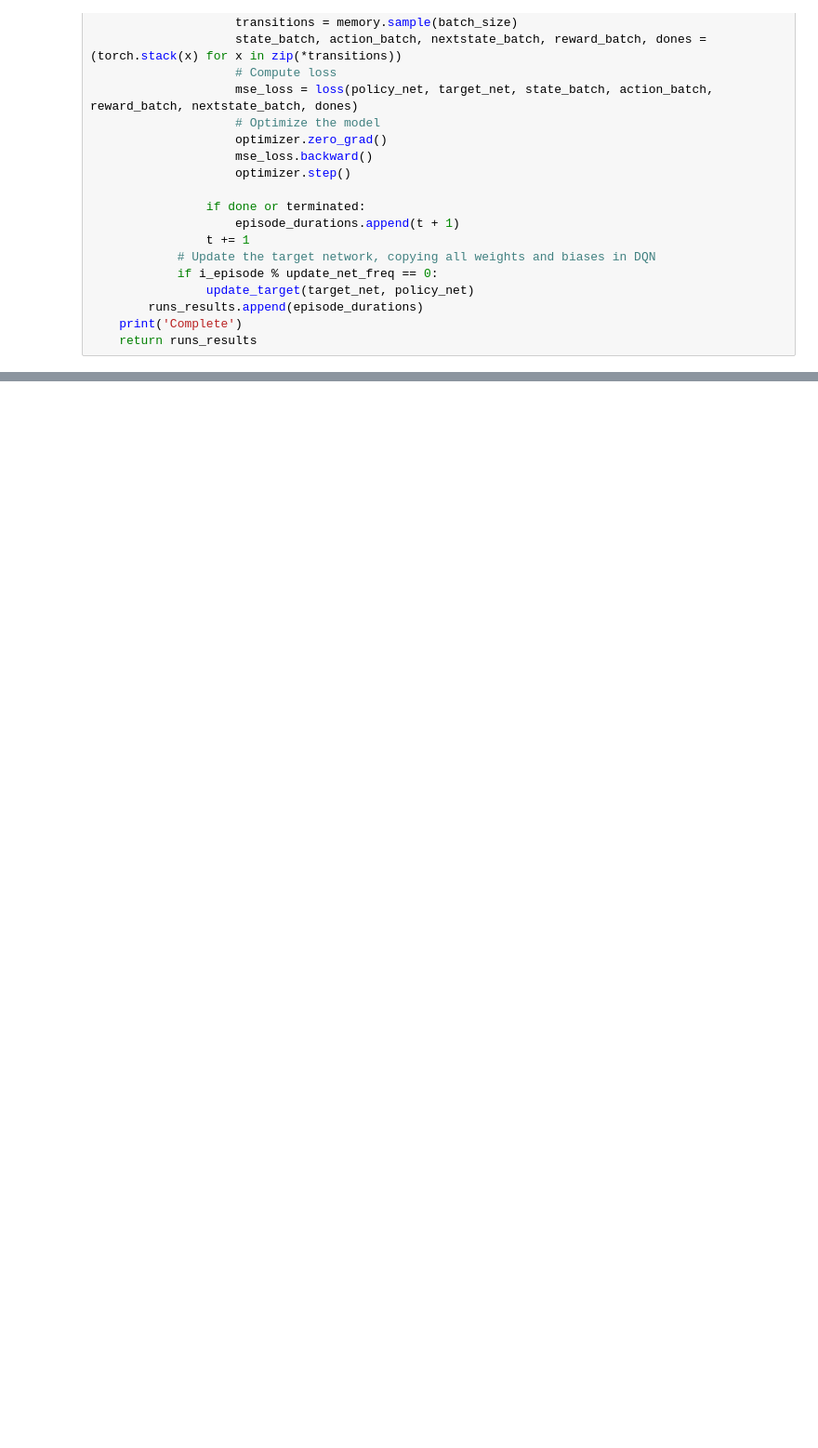
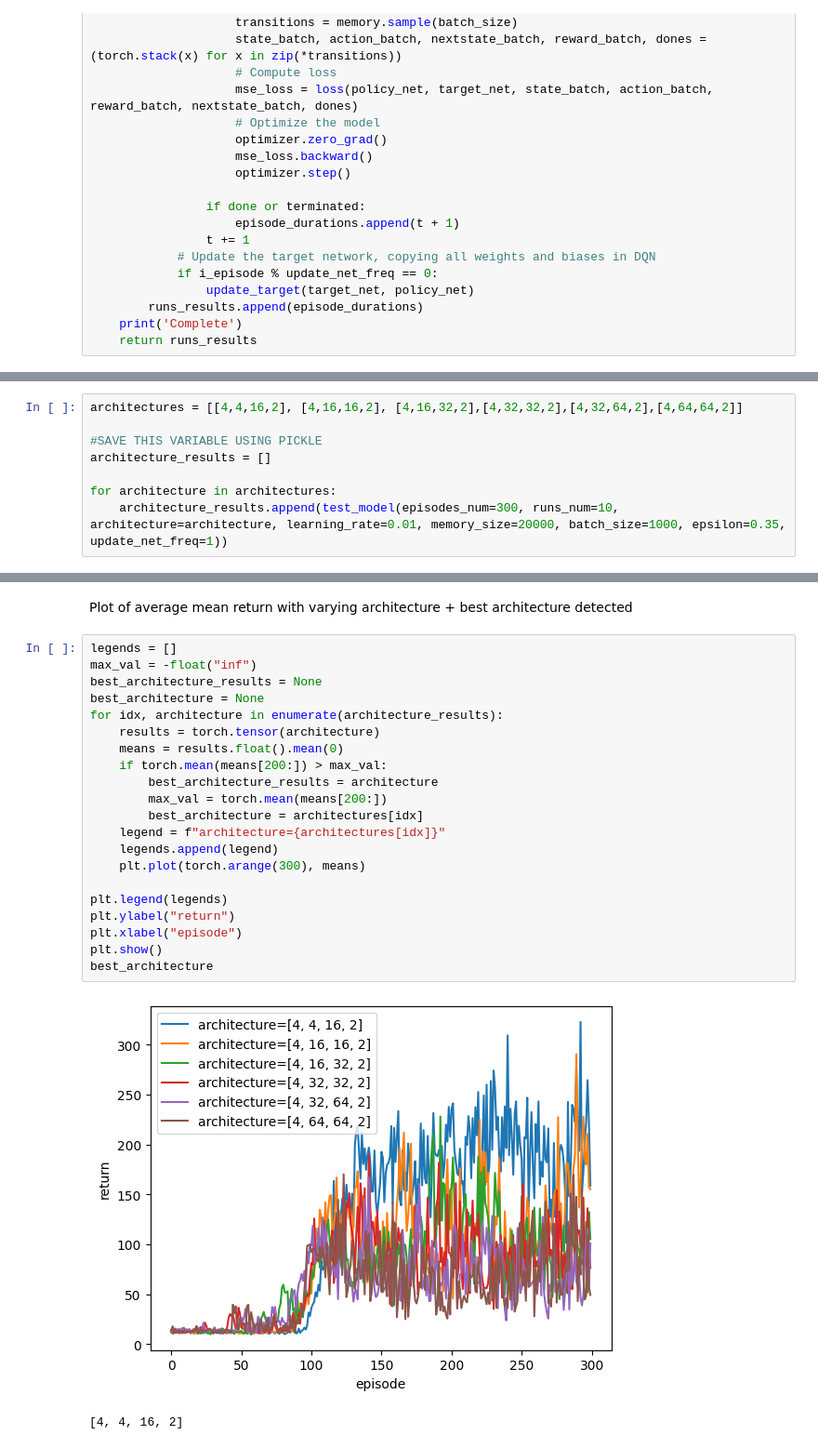
Before and after one commit to mitsides06/DQN-Hyperparameter-Tuning, a Jupyter notebook: coursework2.ipynb, the cells around one changed output, grey strips where cells are left out. Shown at 93% size. Drawn from its saved outputs; the diff is of its cells as text; blank space fills up the shorter version.

```diff
--- a/coursework2.ipynb
+++ b/coursework2.ipynb
@@ -107,0 +87,8 @@ Complete
+# %%
+architectures = [[4,4,16,2], [4,16,16,2], [4,16,32,2],[4,32,32,2],[4,32,64,2],[4,64,64,2]]
+
+#SAVE THIS VARIABLE USING PICKLE
+architecture_results = []
+
+for architecture in architectures:
+    architecture_results.append(test_model(episodes_num=300, runs_num=10, architecture=architecture, learning_rate=0.01, memory_size=20000, batch_size=1000, epsilon=0.35, update_net_freq=1))
@@ -107,0 +113,26 @@ Complete
+# %% [markdown]
+Plot of average mean return with varying architecture + best architecture detected
+# %%
+legends = []
+max_val = -float("inf")
+best_architecture_results = None
+best_architecture = None
+for idx, architecture in enumerate(architecture_results):
+    results = torch.tensor(architecture)
+    means = results.float().mean(0)
+    if torch.mean(means[200:]) > max_val:
+        best_architecture_results = architecture
+        max_val = torch.mean(means[200:])
+        best_architecture = architectures[idx]
+    legend = f"architecture={architectures[idx]}"
+    legends.append(legend)
+    plt.plot(torch.arange(300), means)
+
+plt.legend(legends)
+plt.ylabel("return")
+plt.xlabel("episode")
+plt.show()
+best_architecture
+# %% [output]
+[figure, added]
+[4, 4, 16, 2]
```
Also changed, not shown: parts of 11 cells of this notebook.
